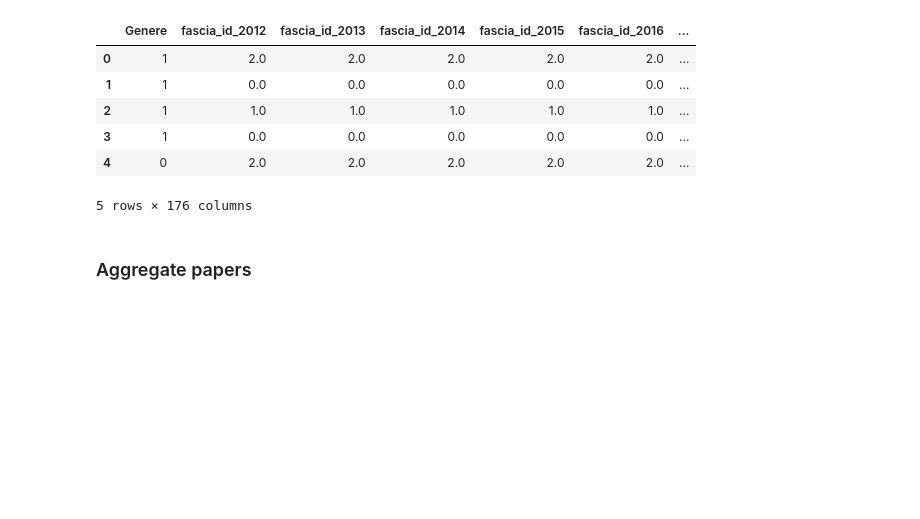
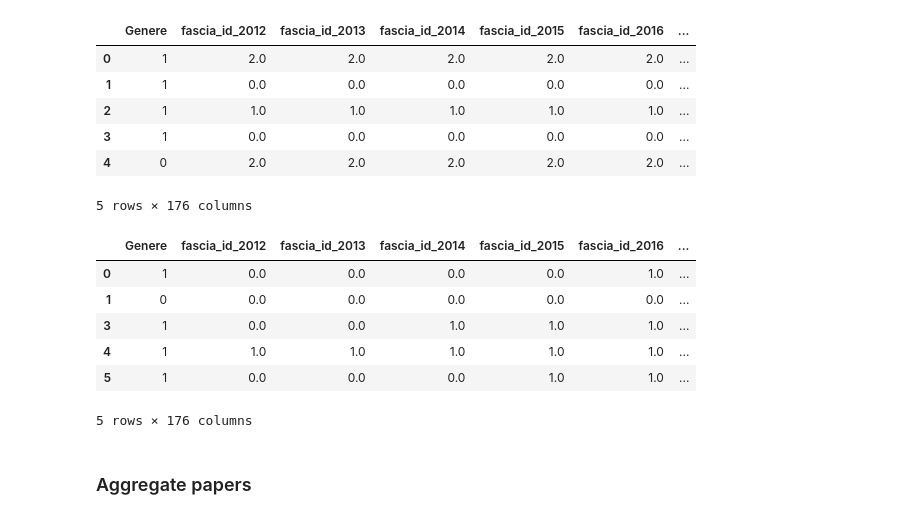
Before and after one commit to dangeloandrea14/public_SE_fairness, a Jupyter notebook: Disparate_impact/publications.ipynb, the cells around one changed output. Drawn from its saved outputs; the diff is of its cells as text; code cells hidden in the pictures; blank space fills up the shorter version.

```diff
--- a/Disparate_impact/publications.ipynb
+++ b/Disparate_impact/publications.ipynb
@@ -21 +26,6 @@ se = pd.read_csv("../processed_data/merge.csv")
+# %%
+folder = 'data'
+
+ita_inf = pd.read_csv(os.path.join(folder,'ita_informatics.csv'), index_col = 0)
+se = pd.read_csv(os.path.join(folder,"ita_software_eng.csv"), index_col=0)
 # %%
@@ -28,5 +38,15 @@ ita_prof.head()
 | 3 | 1 | 0.0 | 0.0 | 0.0 | 0.0 | 0.0 | ... |
 | 4 | 0 | 2.0 | 2.0 | 2.0 | 2.0 | 2.0 | ... |
 5 rows × 176 columns
+# %%
+se.head()
+# %% [output]
+|  | Genere | fascia_id_2012 | fascia_id_2013 | fascia_id_2014 | fascia_id_2015 | fascia_id_2016 | ... |
+| 0 | 1 | 0.0 | 0.0 | 0.0 | 0.0 | 1.0 | ... |
+| 1 | 0 | 0.0 | 0.0 | 0.0 | 0.0 | 0.0 | ... |
+| 3 | 1 | 0.0 | 0.0 | 1.0 | 1.0 | 1.0 | ... |
+| 4 | 1 | 1.0 | 1.0 | 1.0 | 1.0 | 1.0 | ... |
+| 5 | 1 | 0.0 | 0.0 | 0.0 | 1.0 | 1.0 | ... |
+5 rows × 176 columns
 # %% [markdown]
 ### Aggregate papers
```
Also changed, not shown: parts of 23 cells of this notebook, 14 other files.
